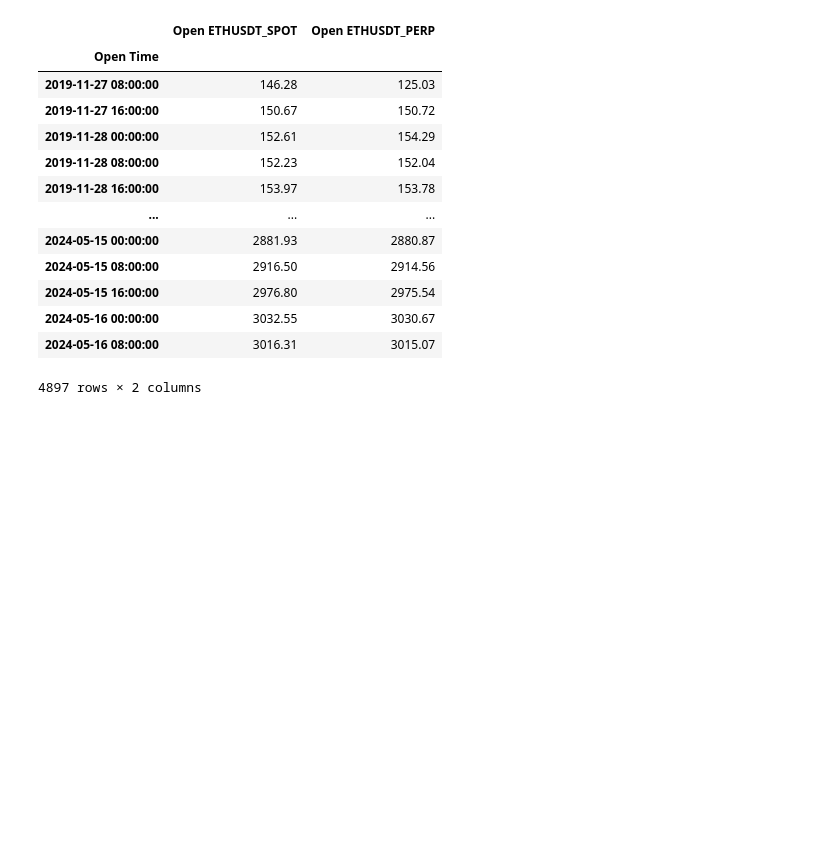
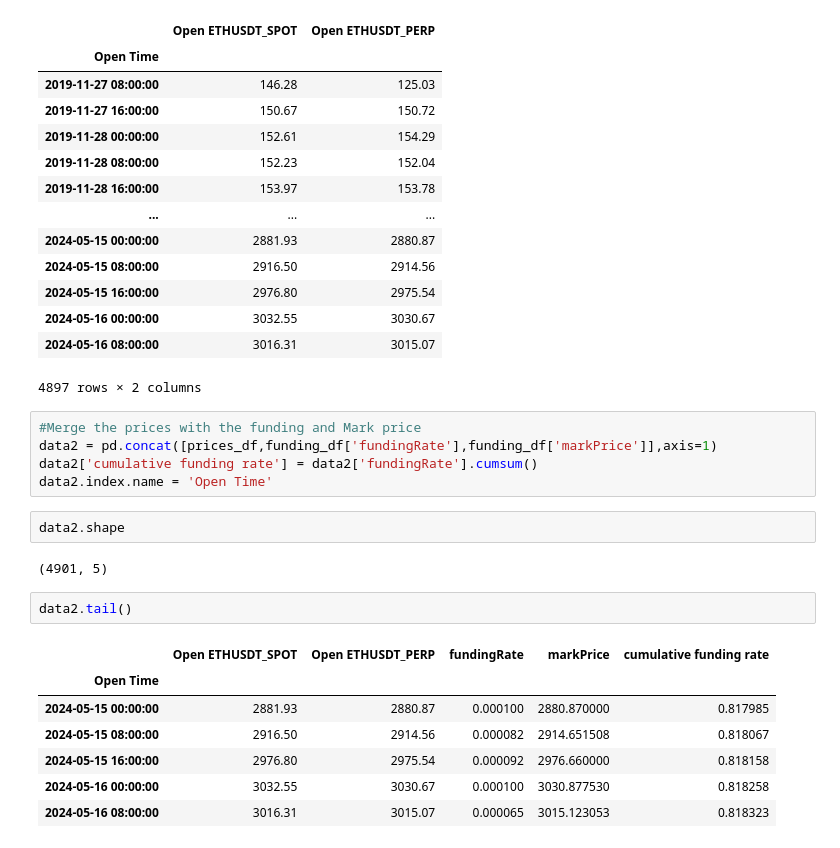
Before and after one commit to Aidasvenc/funding-rate-trading, a Jupyter notebook: Binance2.ipynb, the cells around one changed output. Saved outputs shown, nothing was run; the diff lists cells and outputs as text; blank space fills up the shorter version.

```diff
--- a/Binance2.ipynb
+++ b/Binance2.ipynb
@@ -195,3 +195,22 @@ dtype: object
 | 2024-05-16 00:00:00 | 3032.55 | 3030.67 |
 | 2024-05-16 08:00:00 | 3016.31 | 3015.07 |
 4897 rows × 2 columns
+# %%
+#Merge the prices with the funding and Mark price
+data2 = pd.concat([prices_df,funding_df['fundingRate'],funding_df['markPrice']],axis=1)
+data2['cumulative funding rate'] = data2['fundingRate'].cumsum()
+data2.index.name = 'Open Time'
+# %%
+data2.shape
+# %% [output]
+(4901, 5)
+# %%
+data2.tail()
+# %% [output]
+|  | Open ETHUSDT_SPOT | Open ETHUSDT_PERP | fundingRate | markPrice | cumulative funding rate |
+| Open Time |  |  |  |  |  |
+| 2024-05-15 00:00:00 | 2881.93 | 2880.87 | 0.000100 | 2880.870000 | 0.817985 |
+| 2024-05-15 08:00:00 | 2916.50 | 2914.56 | 0.000082 | 2914.651508 | 0.818067 |
+| 2024-05-15 16:00:00 | 2976.80 | 2975.54 | 0.000092 | 2976.660000 | 0.818158 |
+| 2024-05-16 00:00:00 | 3032.55 | 3030.67 | 0.000100 | 3030.877530 | 0.818258 |
+| 2024-05-16 08:00:00 | 3016.31 | 3015.07 | 0.000065 | 3015.123053 | 0.818323 |
```
Also changed, not shown: parts of 4 cells of this notebook.
